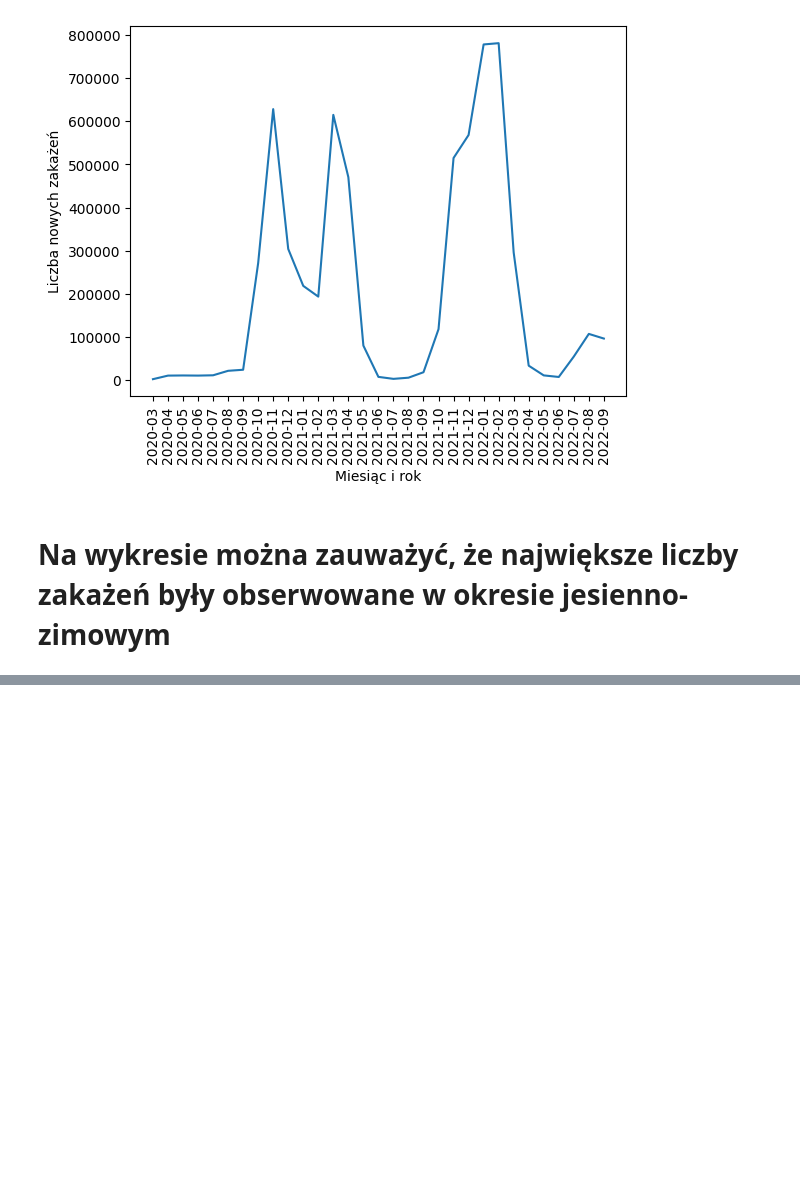
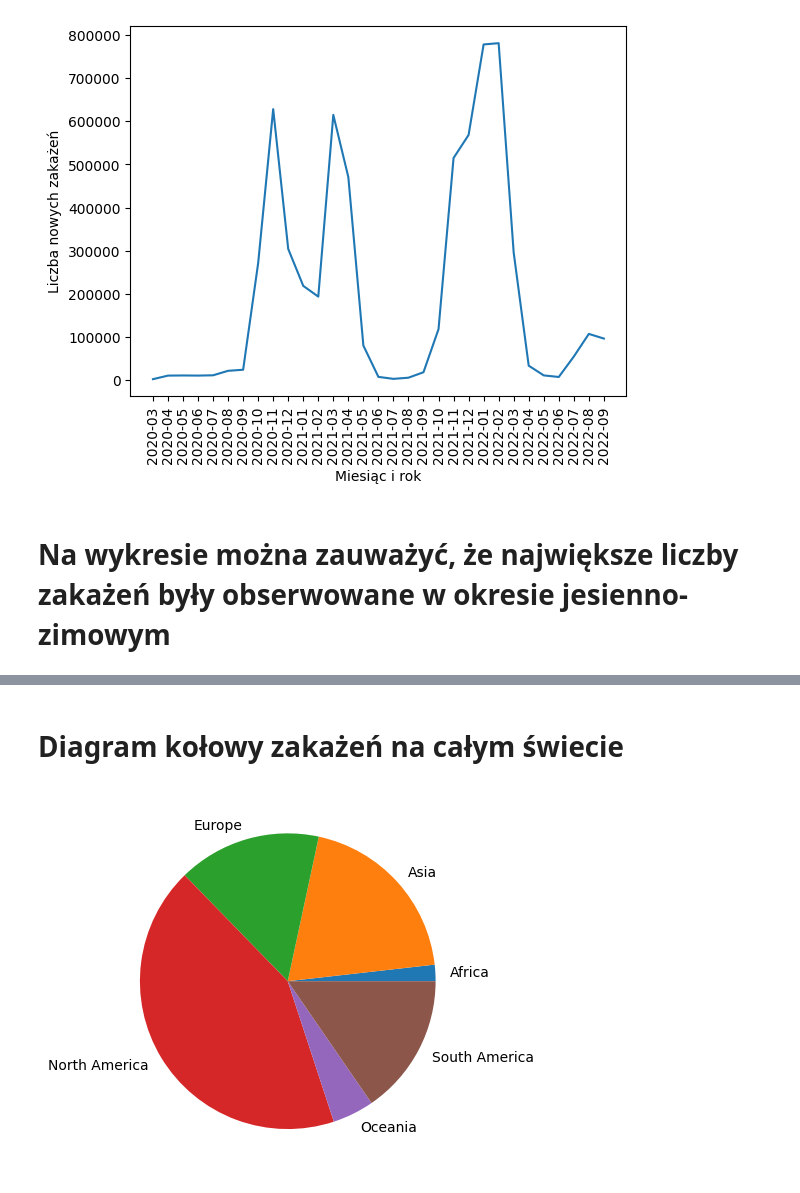
Before and after one commit to adamm553/Covid_analisys, a Jupyter notebook: covid_analisys.ipynb, the cells around one changed output, grey strips where cells are left out. Cells and saved outputs as stored; diff of their text form; code cells hidden in the pictures; blank space fills up the shorter version.

```diff
--- a/covid_analisys.ipynb
+++ b/covid_analisys.ipynb
@@ -183,0 +230,8 @@ plt.show()
+# %% [markdown]
+# Diagram kołowy zakażeń na całym świecie
+# %%
+cont = covid.groupby('continent').max()['total_cases']
+plt.pie(cont, labels=cont.index)
+plt.show()
+# %% [output]
+[figure, added]
```
Also changed, not shown: parts of 20 cells of this notebook.
